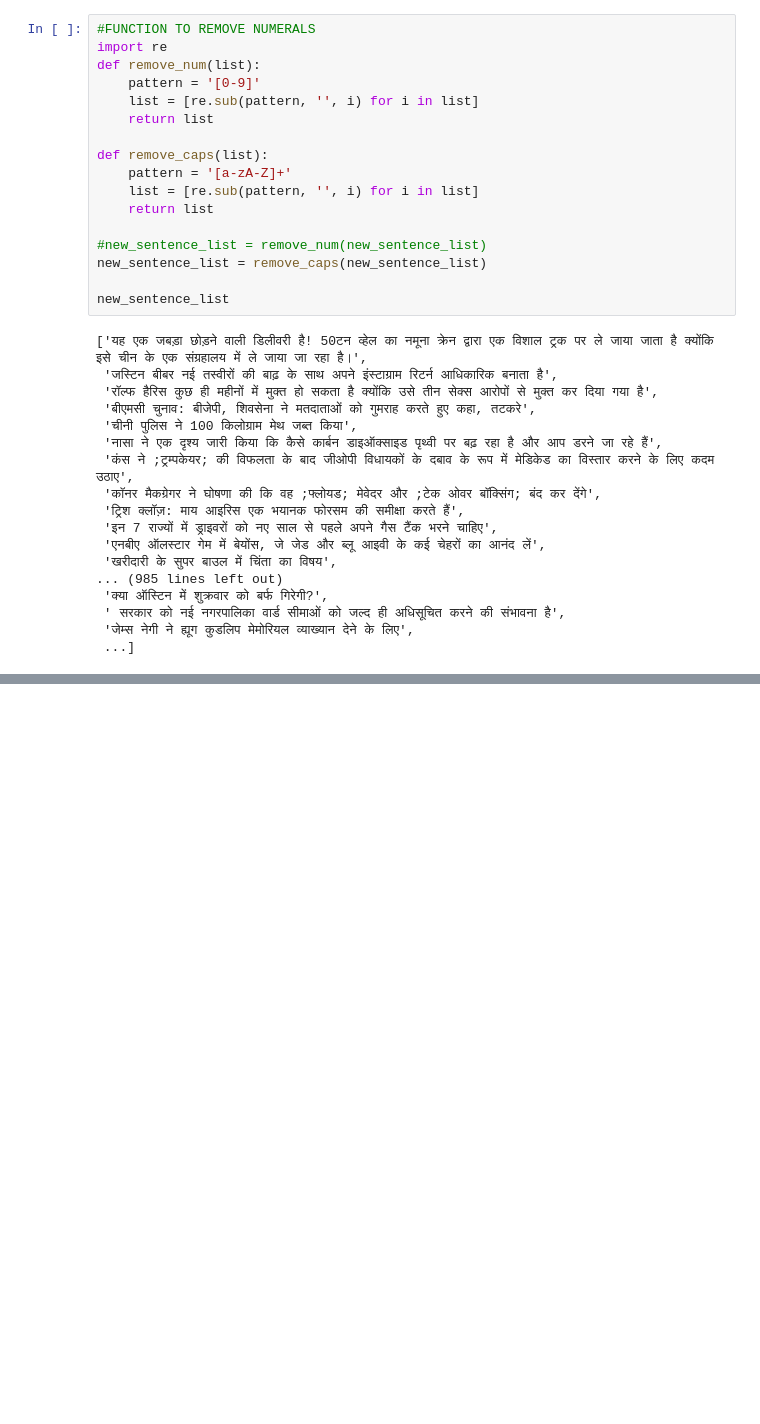
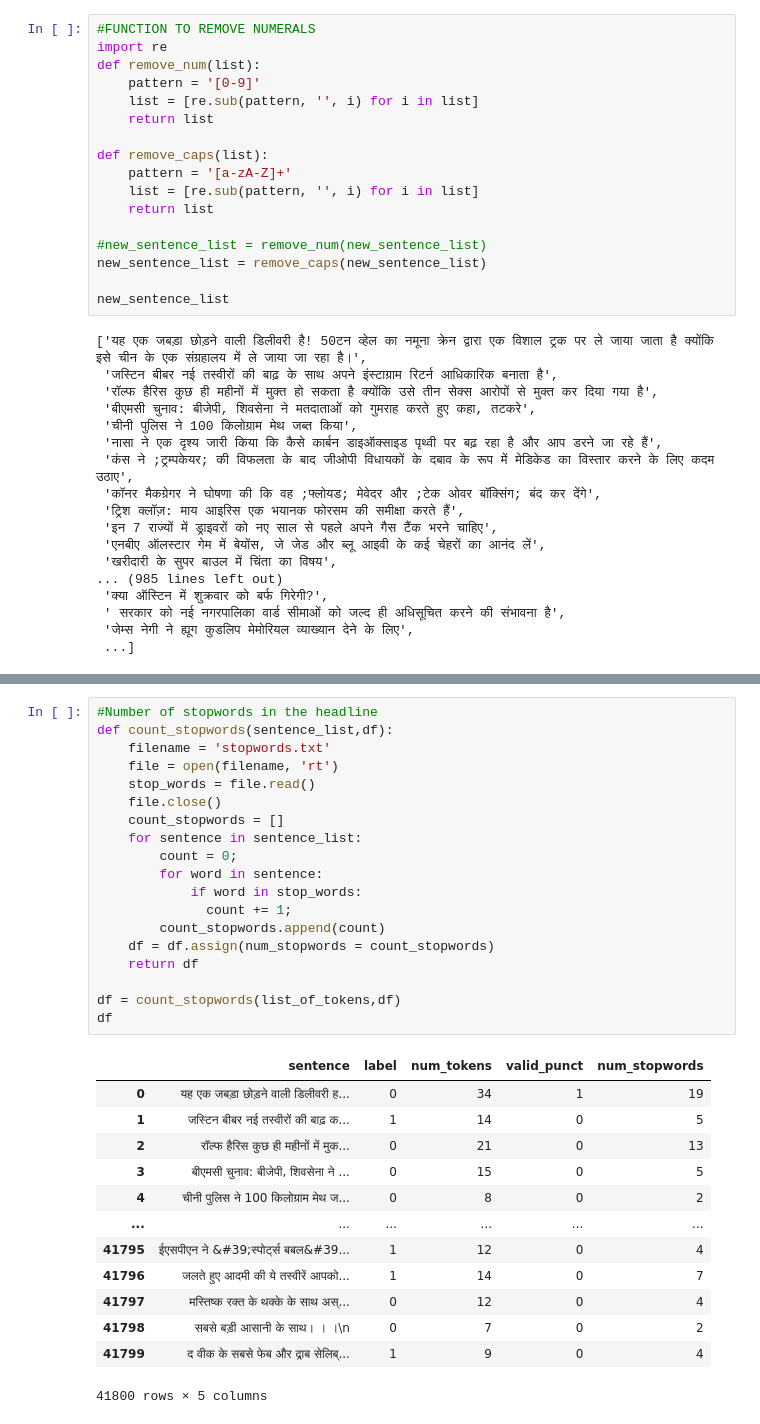
Before and after one commit to esh04/Clickbait-Identification, a Jupyter notebook: Clickbait.ipynb, the cells around one changed output, grey strips where cells are left out. Drawn from its saved outputs; the diff is of its cells as text; blank space fills up the shorter version.

```diff
--- a/Clickbait.ipynb
+++ b/Clickbait.ipynb
@@ -217,0 +198,33 @@ plt.show()
+# %%
+#Number of stopwords in the headline
+def count_stopwords(sentence_list,df):
+    filename = 'stopwords.txt'
+    file = open(filename, 'rt')
+    stop_words = file.read()
+    file.close()
+    count_stopwords = []
+    for sentence in sentence_list:
+        count = 0;
+        for word in sentence:
+            if word in stop_words:
+              count += 1;
+        count_stopwords.append(count)
+    df = df.assign(num_stopwords = count_stopwords)
+    return df
+
+df = count_stopwords(list_of_tokens,df)
+df
+# %% [output]
+|  | sentence | label | num_tokens | valid_punct | num_stopwords |
+| 0 | यह एक जबड़ा छोड़ने वाली डिलीवरी ह... | 0 | 34 | 1 | 19 |
+| 1 | जस्टिन बीबर नई तस्वीरों की बाढ़ क... | 1 | 14 | 0 | 5 |
+| 2 | रॉल्फ हैरिस कुछ ही महीनों में मुक... | 0 | 21 | 0 | 13 |
+| 3 | बीएमसी चुनाव: बीजेपी, शिवसेना ने ... | 0 | 15 | 0 | 5 |
+| 4 | चीनी पुलिस ने 100 किलोग्राम मेथ ज... | 0 | 8 | 0 | 2 |
+| ... | ... | ... | ... | ... | ... |
+| 41795 | ईएसपीएन ने &#39;स्पोर्ट्स बबल&#39... | 1 | 12 | 0 | 4 |
+| 41796 | जलते हुए आदमी की ये तस्वीरें आपको... | 1 | 14 | 0 | 7 |
+| 41797 | मस्तिष्क रक्त के थक्के के साथ अस्... | 0 | 12 | 0 | 4 |
+| 41798 | सबसे बड़ी आसानी के साथ। । ।\n | 0 | 7 | 0 | 2 |
+| 41799 | द वीक के सबसे फेब और द्राब सेलिब्... | 1 | 9 | 0 | 4 |
+41800 rows × 5 columns
```
Also changed, not shown: parts of 9 cells of this notebook, 1 other file.
